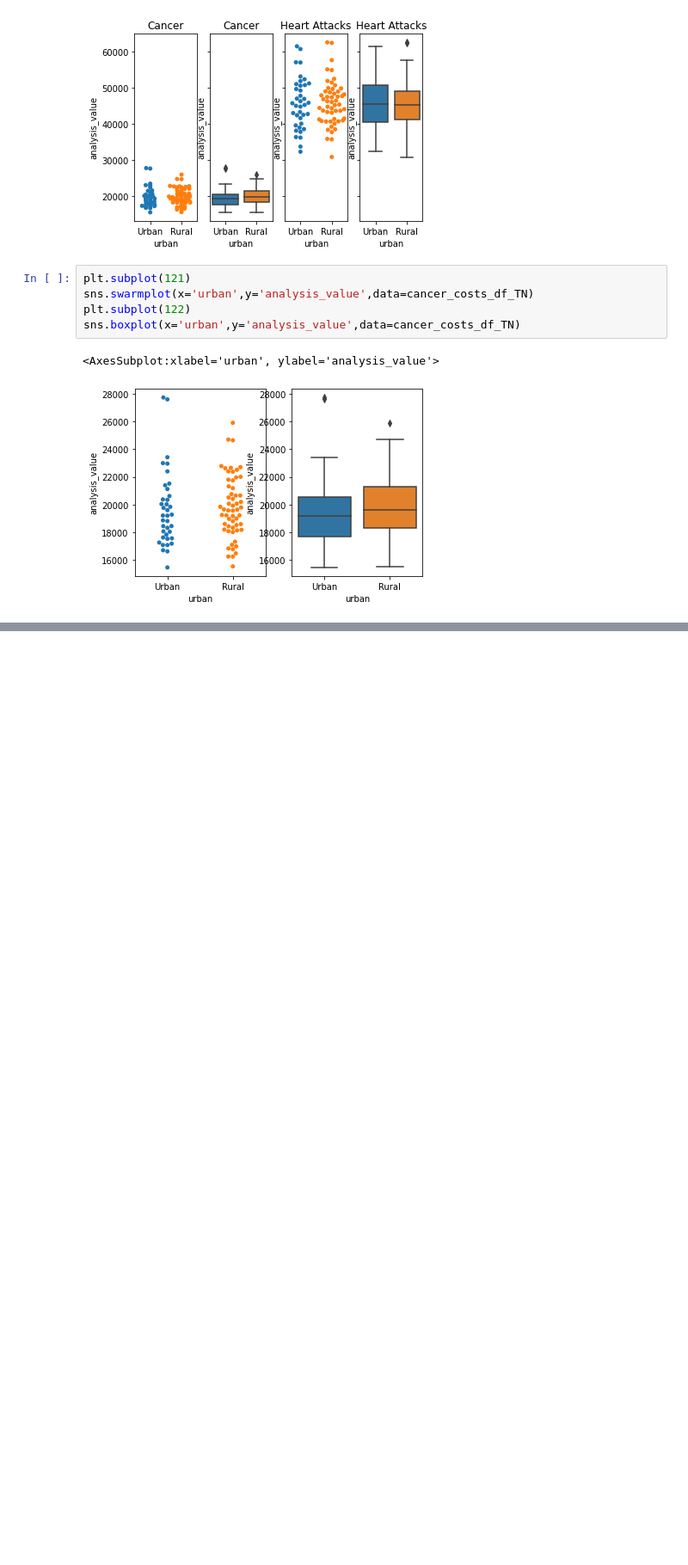
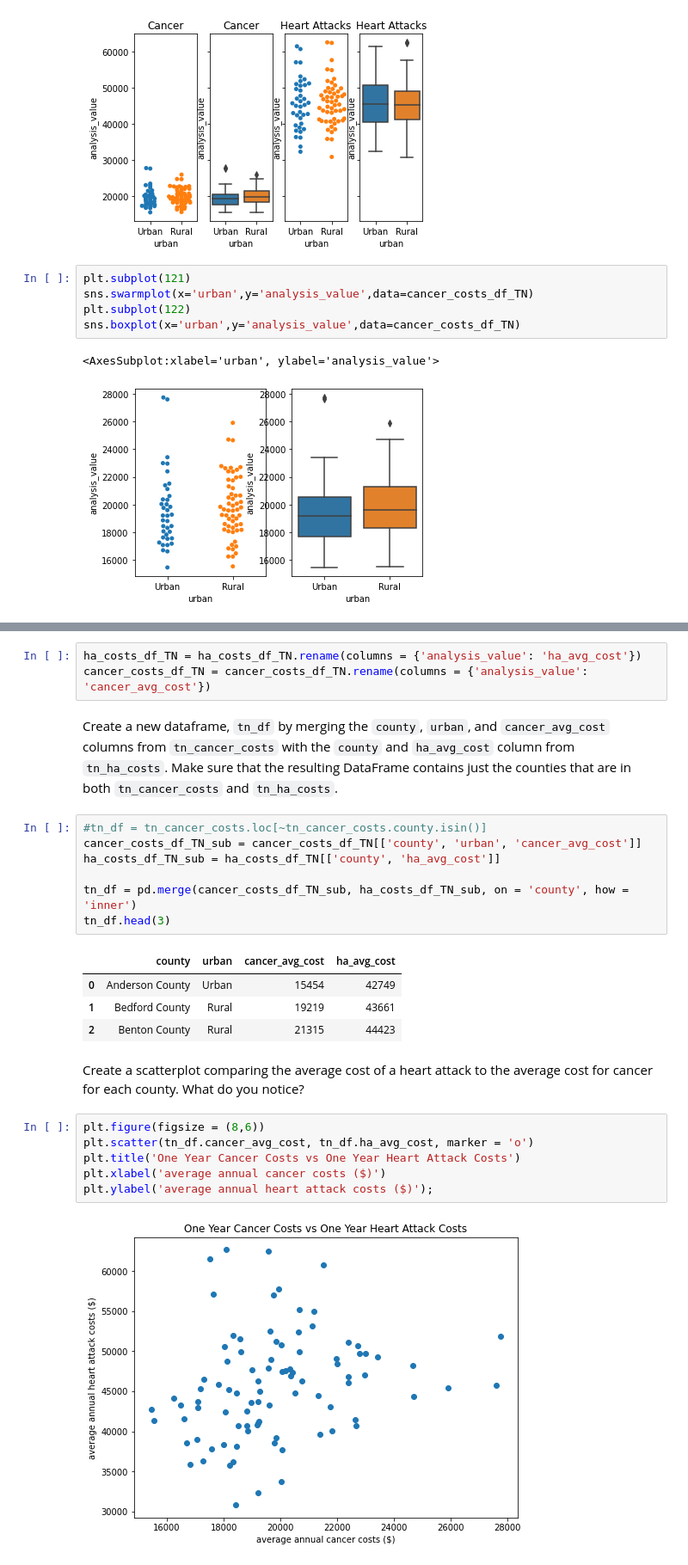
Before and after one commit to conradbn/data-science-essentials-3, a Jupyter notebook: notebooks/week_one_Assignment.ipynb, the cells around one changed output, grey strips where cells are left out. Shown at 86% size. Drawn from its saved outputs; the diff is of its cells as text; blank space fills up the shorter version.

```diff
--- a/notebooks/week_one_Assignment.ipynb
+++ b/notebooks/week_one_Assignment.ipynb
@@ -434,0 +470,27 @@ sns.boxplot(x='urban',y='analysis_value',data=cancer_costs_df_TN)
+# %%
+ha_costs_df_TN = ha_costs_df_TN.rename(columns = {'analysis_value': 'ha_avg_cost'})
+cancer_costs_df_TN = cancer_costs_df_TN.rename(columns = {'analysis_value': 'cancer_avg_cost'})
+# %% [markdown]
+Create a new dataframe, `tn_df` by merging the `county`, `urban`, and `cancer_avg_cost` columns from `tn_cancer_costs` with the `county` and `ha_avg_cost` column from `tn_ha_costs`. Make sure that the resulting DataFrame contains just the counties that are in both `tn_cancer_costs` and `tn_ha_costs`.
+# %%
+#tn_df = tn_cancer_costs.loc[~tn_cancer_costs.county.isin()]
+cancer_costs_df_TN_sub = cancer_costs_df_TN[['county', 'urban', 'cancer_avg_cost']]
+ha_costs_df_TN_sub = ha_costs_df_TN[['county', 'ha_avg_cost']]
+
+tn_df = pd.merge(cancer_costs_df_TN_sub, ha_costs_df_TN_sub, on = 'county', how = 'inner')
+tn_df.head(3)
+# %% [output]
+|  | county | urban | cancer_avg_cost | ha_avg_cost |
+| 0 | Anderson County | Urban | 15454 | 42749 |
+| 1 | Bedford County | Rural | 19219 | 43661 |
+| 2 | Benton County | Rural | 21315 | 44423 |
+# %% [markdown]
+Create a scatterplot comparing the average cost of a heart attack to the average cost for cancer for each county. What do you notice?
+# %%
+plt.figure(figsize = (8,6))
+plt.scatter(tn_df.cancer_avg_cost, tn_df.ha_avg_cost, marker = 'o')
+plt.title('One Year Cancer Costs vs One Year Heart Attack Costs')
+plt.xlabel('average annual cancer costs ($)')
+plt.ylabel('average annual heart attack costs ($)');
+# %% [output]
+[figure, added]
```
Also changed, not shown: parts of 55 cells of this notebook, 11 other files.
